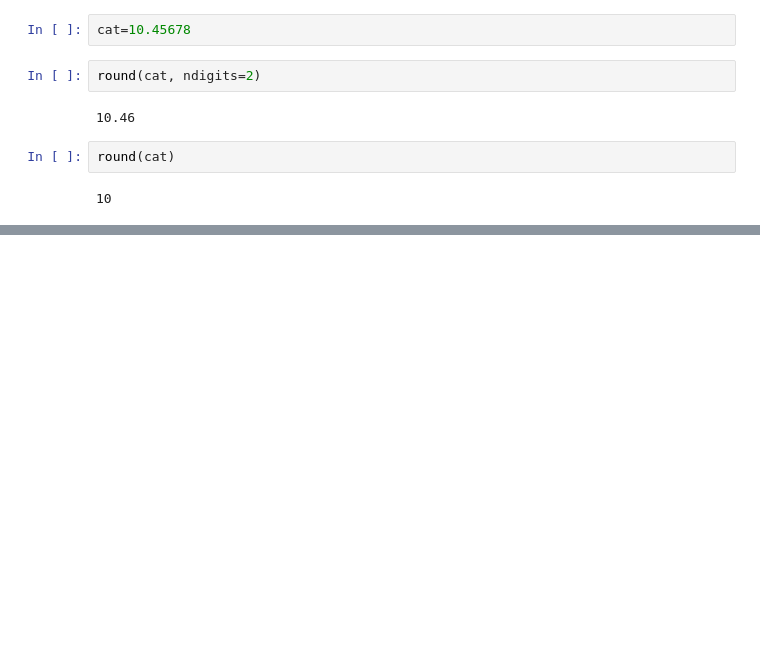
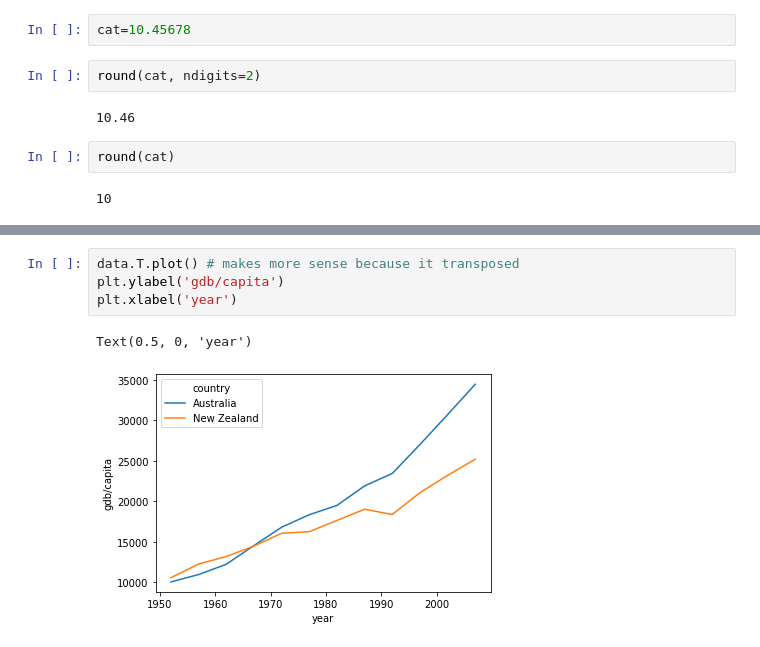
Before and after one commit to gausec/practcomp2022, a Jupyter notebook: PracComp2022.ipynb, the cells around one changed output, grey strips where cells are left out. Cells and saved outputs as stored; diff of their text form; blank space fills up the shorter version.

```diff
--- a/PracComp2022.ipynb
+++ b/PracComp2022.ipynb
@@ -137,0 +488,7 @@ round(cat)
+# %%
+data.T.plot() # makes more sense because it transposed
+plt.ylabel('gdb/capita')
+plt.xlabel('year')
+# %% [output]
+Text(0.5, 0, 'year')
+[figure, added]
```
Also changed, not shown: parts of 52 cells of this notebook.
